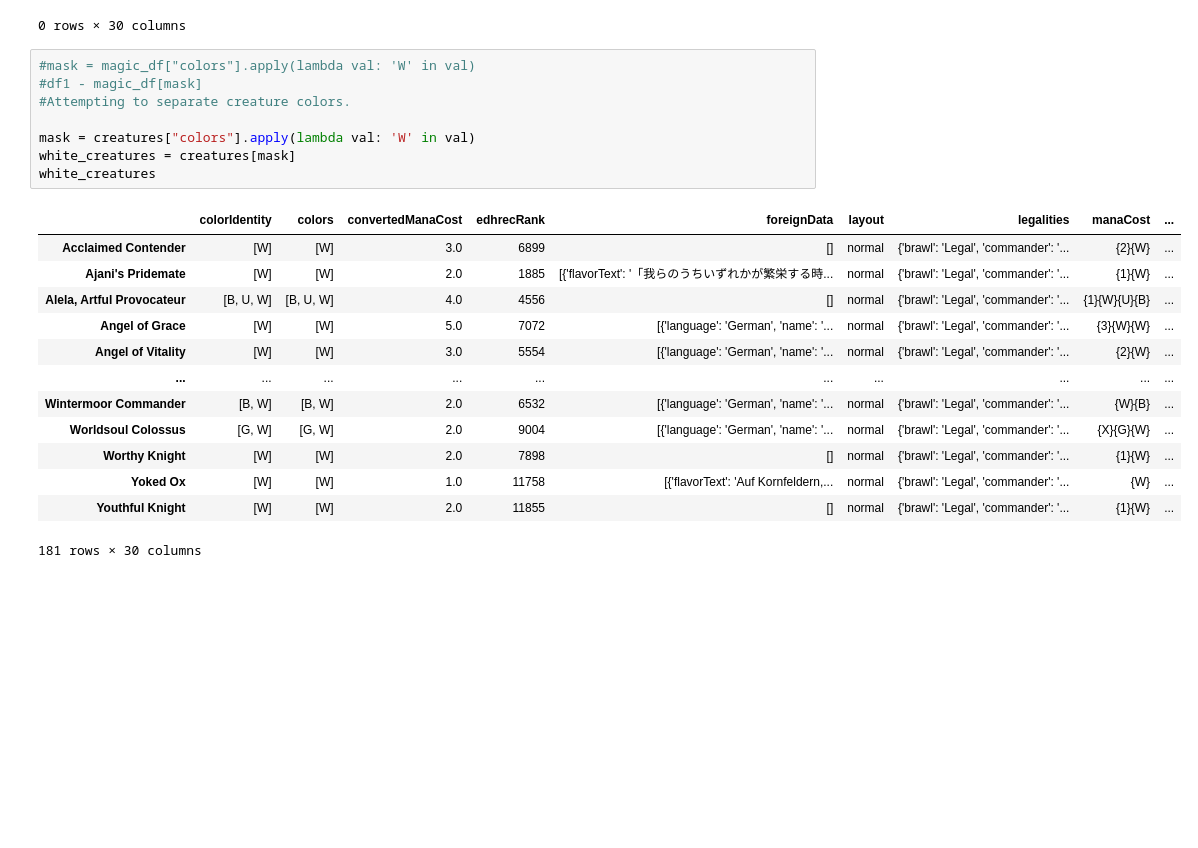
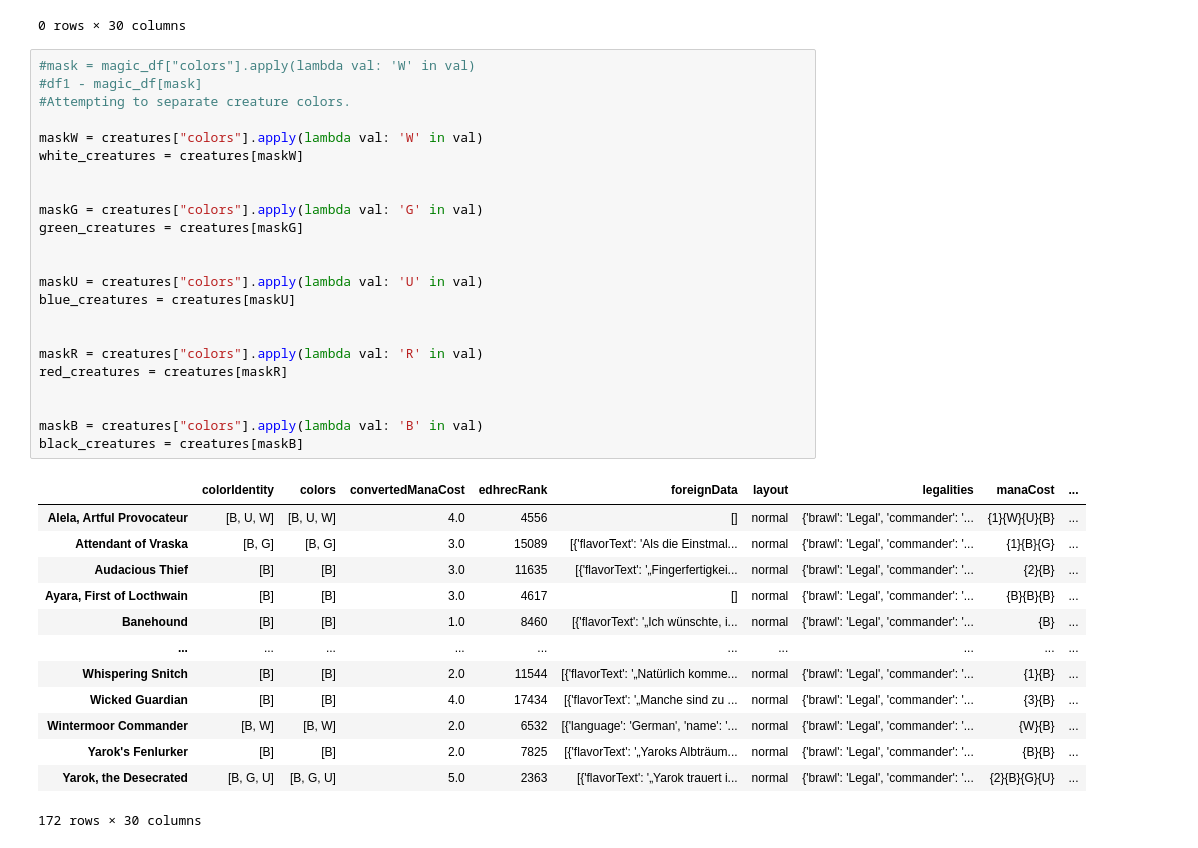
Before and after one commit to HSU-S21-CS232/P02-mc683, a Jupyter notebook: Untitled.ipynb, the cells around one changed output. Drawn from its saved outputs; the diff is of its cells as text; blank space fills up the shorter version.

Commit message:
Added all creature colors in own category.

```diff
--- a/Untitled.ipynb
+++ b/Untitled.ipynb
@@ -56,22 +56,37 @@ white_creatures
 # %%
 #mask = magic_df["colors"].apply(lambda val: 'W' in val)
 #df1 - magic_df[mask]
 #Attempting to separate creature colors.
 
-mask = creatures["colors"].apply(lambda val: 'W' in val)
-white_creatures = creatures[mask]
-white_creatures
+maskW = creatures["colors"].apply(lambda val: 'W' in val)
+white_creatures = creatures[maskW]
+
+
+maskG = creatures["colors"].apply(lambda val: 'G' in val)
+green_creatures = creatures[maskG]
+
+
+maskU = creatures["colors"].apply(lambda val: 'U' in val)
+blue_creatures = creatures[maskU]
+
+
+maskR = creatures["colors"].apply(lambda val: 'R' in val)
+red_creatures = creatures[maskR]
+
+
+maskB = creatures["colors"].apply(lambda val: 'B' in val)
+black_creatures = creatures[maskB]
 # %% [output]
 |  | colorIdentity | colors | convertedManaCost | edhrecRank | foreignData | layout | legalities | manaCost | ... |
-| Acclaimed Contender | [W] | [W] | 3.0 | 6899 | [] | normal | {'brawl': 'Legal', 'commander': '... | {2}{W} | ... |
-| Ajani's Pridemate | [W] | [W] | 2.0 | 1885 | [{'flavorText': '「我らのうちいずれかが繁栄する時... | normal | {'brawl': 'Legal', 'commander': '... | {1}{W} | ... |
 | Alela, Artful Provocateur | [B, U, W] | [B, U, W] | 4.0 | 4556 | [] | normal | {'brawl': 'Legal', 'commander': '... | {1}{W}{U}{B} | ... |
-| Angel of Grace | [W] | [W] | 5.0 | 7072 | [{'language': 'German', 'name': '... | normal | {'brawl': 'Legal', 'commander': '... | {3}{W}{W} | ... |
-| Angel of Vitality | [W] | [W] | 3.0 | 5554 | [{'language': 'German', 'name': '... | normal | {'brawl': 'Legal', 'commander': '... | {2}{W} | ... |
+| Attendant of Vraska | [B, G] | [B, G] | 3.0 | 15089 | [{'flavorText': 'Als die Einstmal... | normal | {'brawl': 'Legal', 'commander': '... | {1}{B}{G} | ... |
+| Audacious Thief | [B] | [B] | 3.0 | 11635 | [{'flavorText': '„Fingerfertigkei... | normal | {'brawl': 'Legal', 'commander': '... | {2}{B} | ... |
+| Ayara, First of Locthwain | [B] | [B] | 3.0 | 4617 | [] | normal | {'brawl': 'Legal', 'commander': '... | {B}{B}{B} | ... |
+| Banehound | [B] | [B] | 1.0 | 8460 | [{'flavorText': '„Ich wünschte, i... | normal | {'brawl': 'Legal', 'commander': '... | {B} | ... |
 | ... | ... | ... | ... | ... | ... | ... | ... | ... | ... |
+| Whispering Snitch | [B] | [B] | 2.0 | 11544 | [{'flavorText': '„Natürlich komme... | normal | {'brawl': 'Legal', 'commander': '... | {1}{B} | ... |
+| Wicked Guardian | [B] | [B] | 4.0 | 17434 | [{'flavorText': '„Manche sind zu ... | normal | {'brawl': 'Legal', 'commander': '... | {3}{B} | ... |
 | Wintermoor Commander | [B, W] | [B, W] | 2.0 | 6532 | [{'language': 'German', 'name': '... | normal | {'brawl': 'Legal', 'commander': '... | {W}{B} | ... |
-| Worldsoul Colossus | [G, W] | [G, W] | 2.0 | 9004 | [{'language': 'German', 'name': '... | normal | {'brawl': 'Legal', 'commander': '... | {X}{G}{W} | ... |
-| Worthy Knight | [W] | [W] | 2.0 | 7898 | [] | normal | {'brawl': 'Legal', 'commander': '... | {1}{W} | ... |
-| Yoked Ox | [W] | [W] | 1.0 | 11758 | [{'flavorText': 'Auf Kornfeldern,... | normal | {'brawl': 'Legal', 'commander': '... | {W} | ... |
-| Youthful Knight | [W] | [W] | 2.0 | 11855 | [] | normal | {'brawl': 'Legal', 'commander': '... | {1}{W} | ... |
+| Yarok's Fenlurker | [B] | [B] | 2.0 | 7825 | [{'flavorText': '„Yaroks Albträum... | normal | {'brawl': 'Legal', 'commander': '... | {B}{B} | ... |
+| Yarok, the Desecrated | [B, G, U] | [B, G, U] | 5.0 | 2363 | [{'flavorText': '„Yarok trauert i... | normal | {'brawl': 'Legal', 'commander': '... | {2}{B}{G}{U} | ... |
-181 rows × 30 columns
+172 rows × 30 columns
```
